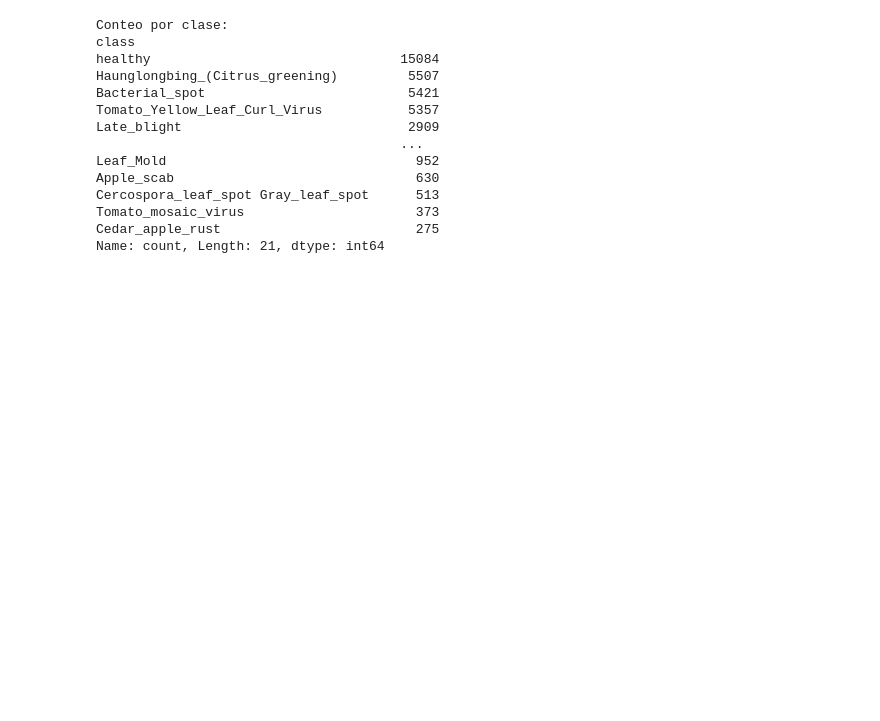
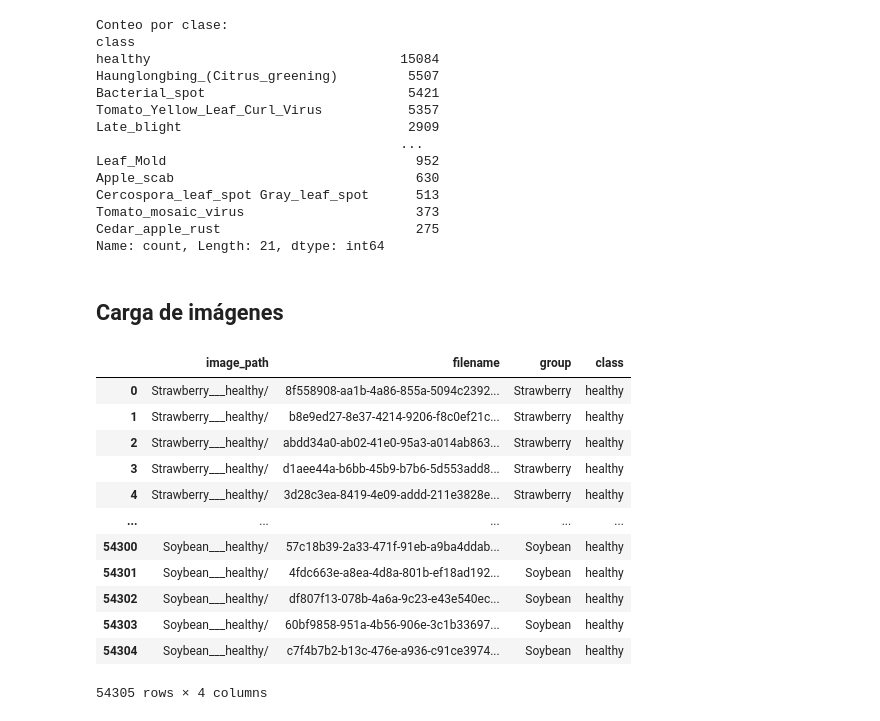
Before and after one commit to MLsound/CV2-PlantVillage, a Jupyter notebook: exploracion.ipynb, the cells around one changed output. Saved outputs shown, nothing was run; the diff lists cells and outputs as text; code cells hidden in the pictures; blank space fills up the shorter version.

```diff
--- a/exploracion.ipynb
+++ b/exploracion.ipynb
@@ -213,3 +213,5 @@ Cercospora_leaf_spot Gray_leaf_spot      513
 Tomato_mosaic_virus                      373
 Cedar_apple_rust                         275
 Name: count, Length: 21, dtype: int64
+# %% [markdown]
+## Carga de imágenes
@@ -215,0 +251,16 @@ Name: count, Length: 21, dtype: int64
+# %%
+df
+# %% [output]
+|  | image_path | filename | group | class |
+| 0 | Strawberry___healthy/ | 8f558908-aa1b-4a86-855a-5094c2392... | Strawberry | healthy |
+| 1 | Strawberry___healthy/ | b8e9ed27-8e37-4214-9206-f8c0ef21c... | Strawberry | healthy |
+| 2 | Strawberry___healthy/ | abdd34a0-ab02-41e0-95a3-a014ab863... | Strawberry | healthy |
+| 3 | Strawberry___healthy/ | d1aee44a-b6bb-45b9-b7b6-5d553add8... | Strawberry | healthy |
+| 4 | Strawberry___healthy/ | 3d28c3ea-8419-4e09-addd-211e3828e... | Strawberry | healthy |
+| ... | ... | ... | ... | ... |
+| 54300 | Soybean___healthy/ | 57c18b39-2a33-471f-91eb-a9ba4ddab... | Soybean | healthy |
+| 54301 | Soybean___healthy/ | 4fdc663e-a8ea-4d8a-801b-ef18ad192... | Soybean | healthy |
+| 54302 | Soybean___healthy/ | df807f13-078b-4a6a-9c23-e43e540ec... | Soybean | healthy |
+| 54303 | Soybean___healthy/ | 60bf9858-951a-4b56-906e-3c1b33697... | Soybean | healthy |
+| 54304 | Soybean___healthy/ | c7f4b7b2-b13c-476e-a936-c91ce3974... | Soybean | healthy |
+54305 rows × 4 columns
```
Also changed, not shown: parts of 2 cells of this notebook.
